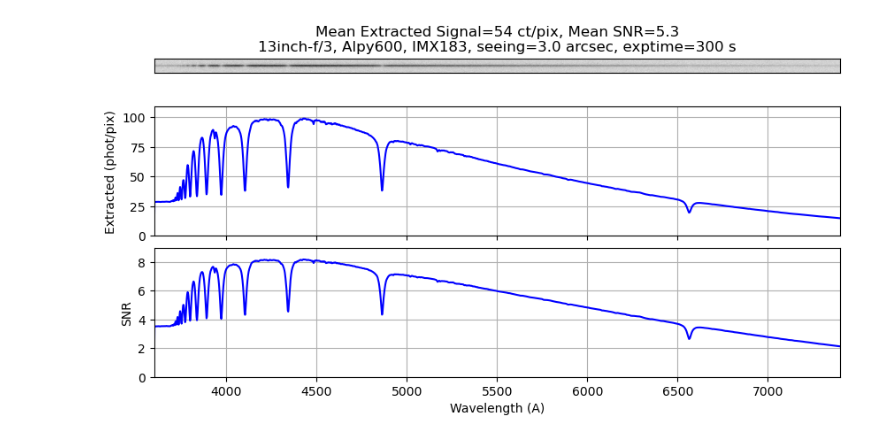
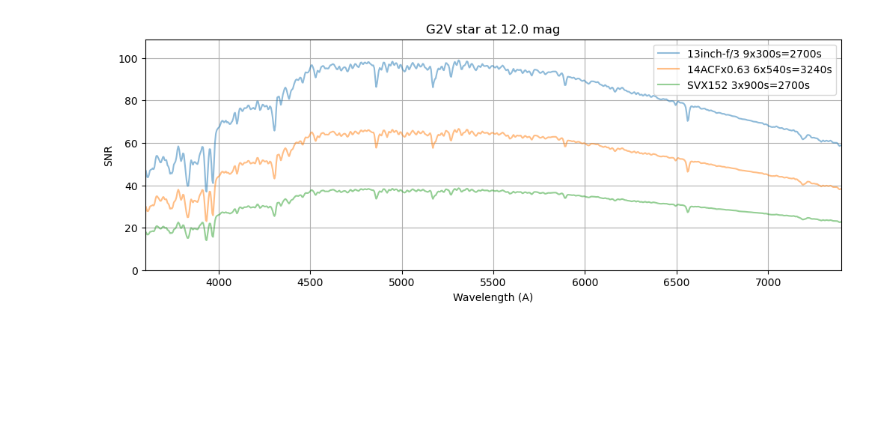
Before and after one commit to joshwalawender/SpecETC, a Jupyter notebook: Sandbox.ipynb, the cells around one changed output. Cells and saved outputs as stored; diff of their text form; code cells hidden in the pictures; blank space fills up the shorter version.

Commit message:
Add input spectral models to notebook

```diff
--- a/Sandbox.ipynb
+++ b/Sandbox.ipynb
@@ -16,3 +31,13 @@ IMX533: Reading detector efficiency from /Users/jwalawender/git/SpecETC/data/Son
+# %%
+sptype = 'G2V'
+files = pickles_readme_table[pickles_readme_table['SPTYPE'] == sptype]
+file = str(files[0]['file'])+'.fits'
+p = Path(f'/Users/jwalawender/pysynphot_models/grid/pickles/')
+if file.index('uk') > 0:
+    file = p / 'dat_uvk' / file
+else:
+    file = p / 'dat_uvi' / file
 # %%
-mag = 14
-sp = SourceSpectrum.from_vega()*10**(-mag/2.5)
+mag = 12
+vega = synphot.SourceSpectrum.from_vega()*10**(-mag/2.5)
+star = synphot.SourceSpectrum.from_file(str(file))*10**(-mag/2.5)
@@ -19,8 +48,36 @@ sp = SourceSpectrum.from_vega()*10**(-mag/2.5)
+# %%
+telescopes = [Newtonian13, ACF14reduced, SVX152]
+nexp = [9, 6, 3]
+exptimes = [300, 540, 900]
+spectra = {}
+variance = {}
+for t,tel in enumerate(telescopes):
+    spec, var, im = SpecETC(star, exptime=exptimes[t]*u.second, seeing=3.0*u.arcsec,
+                            telescope=tel, spectrograph=Alpy600, detector=IMX183, plot=False)
+    spectra[tel.name] = spec*nexp[t]
+    variance[tel.name] = var*nexp[t]**0.5
+# %%
+Alpy600.generate_binset(IMX183)
+plt.figure(figsize=(12,4))
+plt.title(f'{sptype} star at {mag:.1f} mag')
+peakSNR = 0
+for t,tel in enumerate(telescopes):
+    SNR = spectra[tel.name]/variance[tel.name]**0.5
+    label = f"{tel.name} {nexp[t]:d}x{exptimes[t]:.0f}s={nexp[t]*exptimes[t]:.0f}s"
+    plt.plot(Alpy600.binset, SNR, alpha=0.5, label=label)
+    peakSNR = peakSNR if max(SNR) <= peakSNR else max(SNR)
+plt.ylabel('SNR')
+plt.xlabel('Wavelength (A)')
+plt.xlim(min(Alpy600.binset), max(Alpy600.binset))
+plt.ylim(0,1.1*peakSNR)
+plt.grid()
+plt.legend(loc='best')
+plt.show()
+# %% [output]
+[figure, added]
 # %%
 spec, var, im = SpecETC(sp, exptime=300*u.second, seeing=3.0*u.arcsec,
                         telescope=Newtonian13, spectrograph=Alpy600, detector=IMX183)
-# %% [output]
-[figure, removed]
 # %%
 spec, var, im = SpecETC(sp, exptime=600*u.second, seeing=3.0*u.arcsec,
                         telescope=ACF14reduced, spectrograph=Alpy600, detector=IMX183)
```
Also changed, not shown: parts of 7 cells of this notebook.
